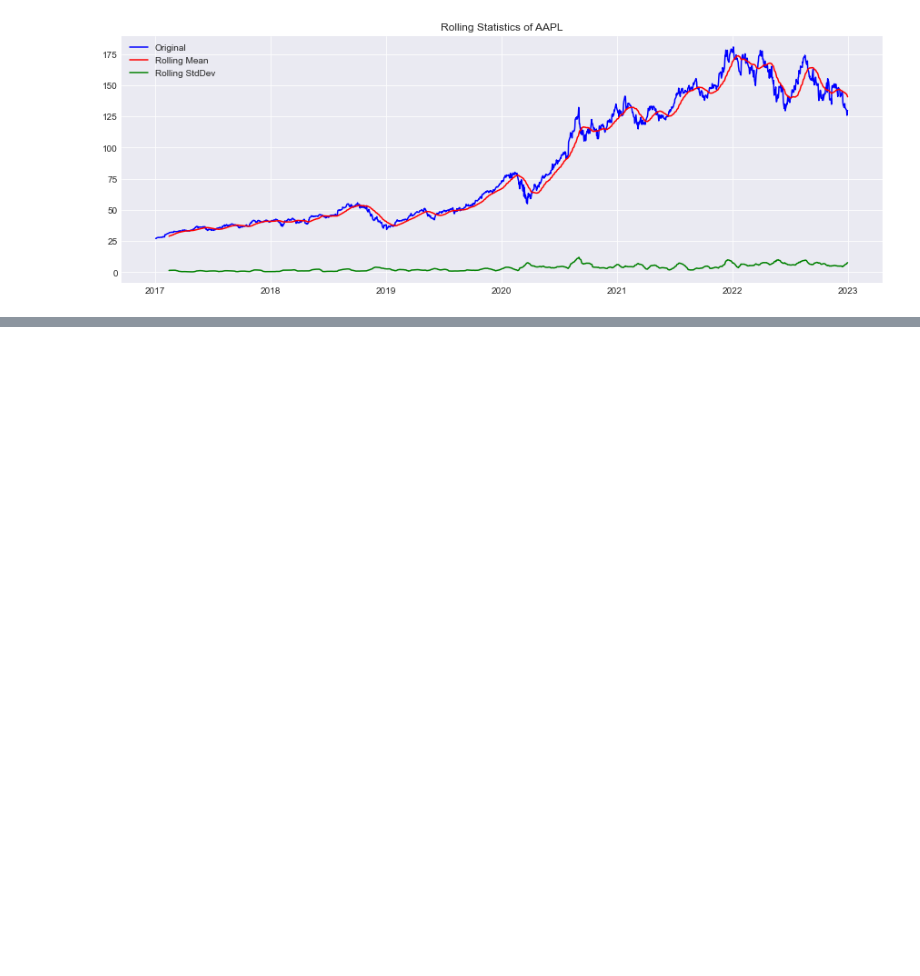
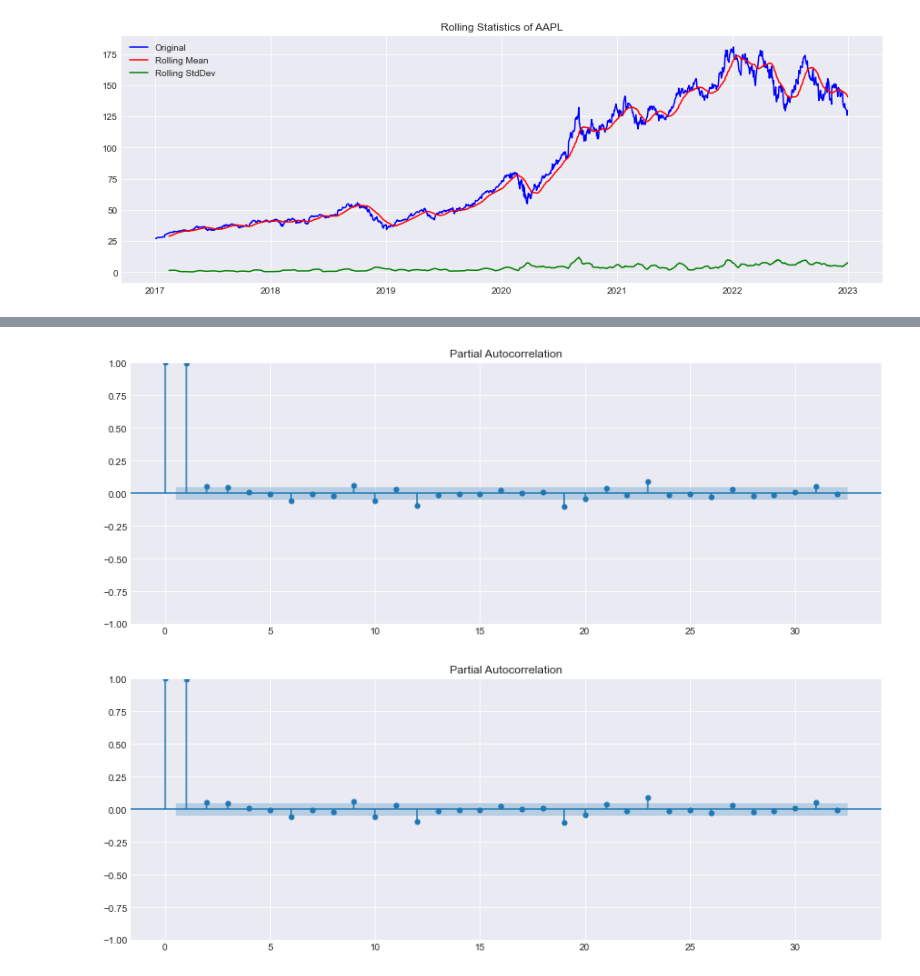
Before and after one commit to rahulakrish/portfolio_builder, a Jupyter notebook: notebook.ipynb, the cells around one changed output, grey strips where cells are left out. Drawn from its saved outputs; the diff is of its cells as text; code cells hidden in the pictures; blank space fills up the shorter version.

Commit message:
acf and pacf

```diff
--- a/notebook.ipynb
+++ b/notebook.ipynb
@@ -246,0 +256,9 @@ df_diff
+# %%
+from statsmodels.graphics.tsaplots import plot_pacf
+from statsmodels.graphics.tsaplots import plot_acf
+
+rcParams['figure.figsize'] = 14, 5
+plot_pacf(aapl_close)
+# %% [output]
+[figure, added]
+[figure, added]
```
Also changed, not shown: parts of 13 cells of this notebook.
